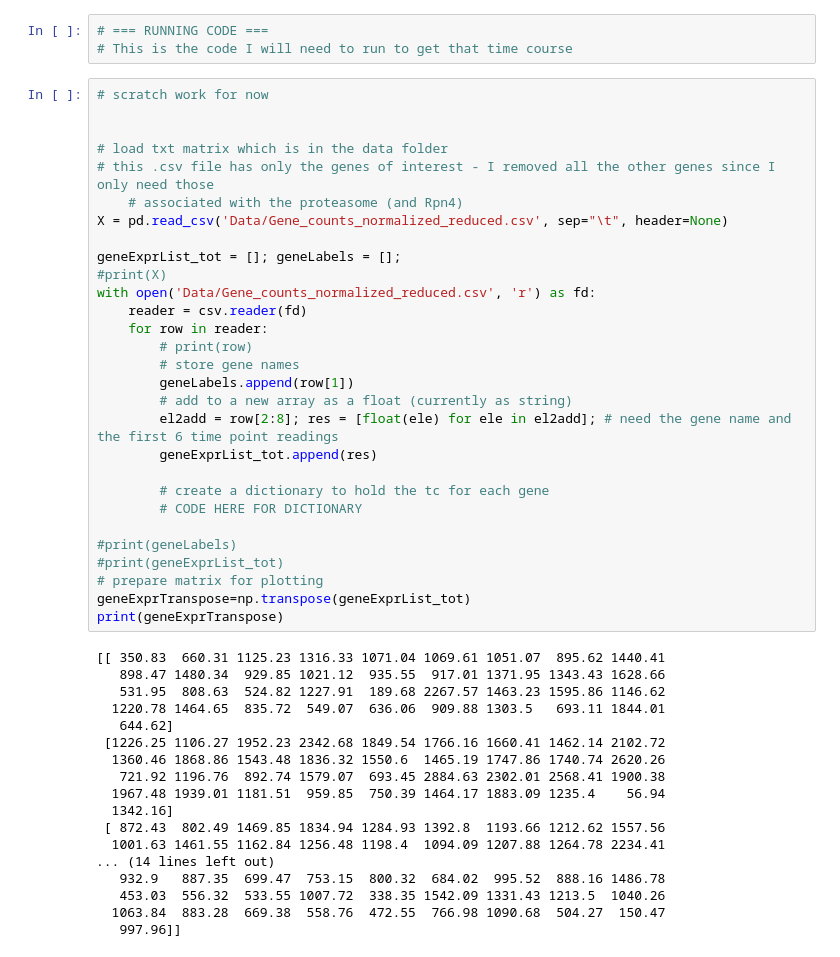
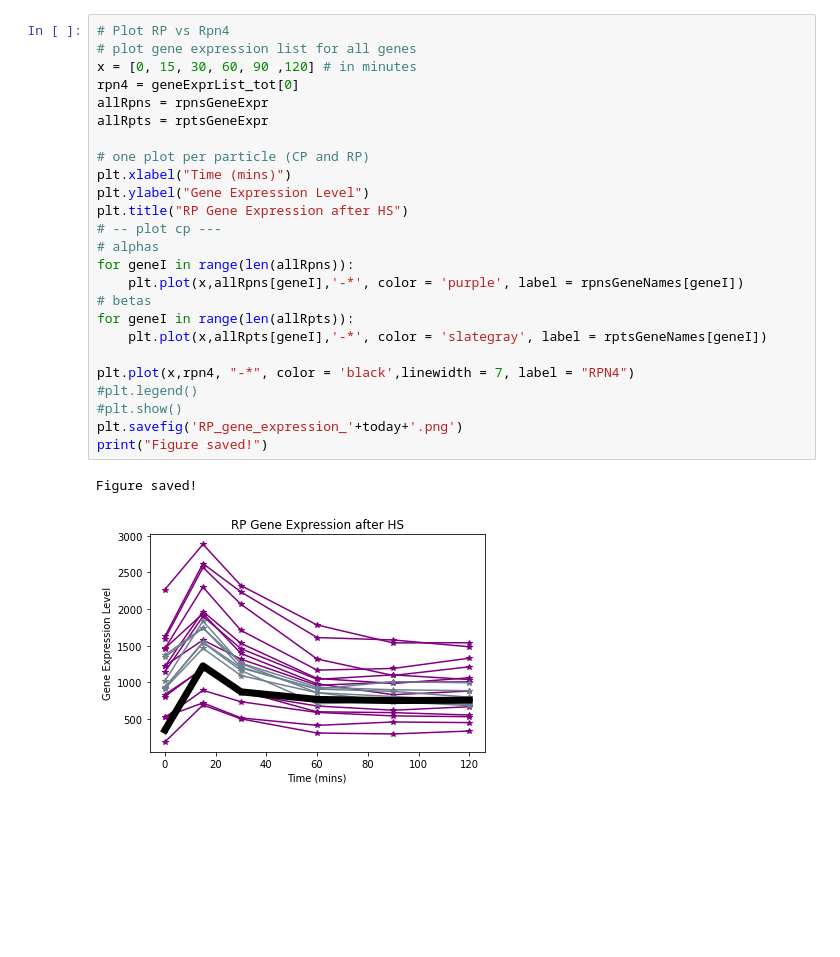
Before and after one commit to llagunes-324B21/atzi_dynSys, a Jupyter notebook: RNAseq_dynSys_prot_0503.ipynb, the cells around one changed output. Drawn from its saved outputs; the diff is of its cells as text; blank space fills up the shorter version.

```diff
--- a/RNAseq_dynSys_prot_0503.ipynb
+++ b/RNAseq_dynSys_prot_0503.ipynb
@@ -45,50 +140,28 @@ All function ready on  04/30/2024 11:27 AM
 # %%
-# === RUNNING CODE ===
-# This is the code I will need to run to get that time course
+# Plot RP vs Rpn4
+# plot gene expression list for all genes
+x = [0, 15, 30, 60, 90 ,120] # in minutes
+rpn4 = geneExprList_tot[0]
+allRpns = rpnsGeneExpr
+allRpts = rptsGeneExpr
+
+# one plot per particle (CP and RP)
+plt.xlabel("Time (mins)")
+plt.ylabel("Gene Expression Level")
+plt.title("RP Gene Expression after HS")
+# -- plot cp ---
+# alphas
+for geneI in range(len(allRpns)):
+    plt.plot(x,allRpns[geneI],'-*', color = 'purple', label = rpnsGeneNames[geneI])
+# betas
+for geneI in range(len(allRpts)):
+    plt.plot(x,allRpts[geneI],'-*', color = 'slategray', label = rptsGeneNames[geneI])
+
+plt.plot(x,rpn4, "-*", color = 'black',linewidth = 7, label = "RPN4")
+#plt.legend()
+#plt.show()
+plt.savefig('RP_gene_expression_'+today+'.png')
+print("Figure saved!")
+# %% [output]
+Figure saved!
+[figure, added]
-# %%
-# scratch work for now
-
-
-# load txt matrix which is in the data folder
-# this .csv file has only the genes of interest - I removed all the other genes since I only need those
-    # associated with the proteasome (and Rpn4)
-X = pd.read_csv('Data/Gene_counts_normalized_reduced.csv', sep="\t", header=None)
-
-geneExprList_tot = []; geneLabels = [];
-#print(X)
-with open('Data/Gene_counts_normalized_reduced.csv', 'r') as fd:
-    reader = csv.reader(fd)
-    for row in reader:
-        # print(row)
-        # store gene names
-        geneLabels.append(row[1])
-        # add to a new array as a float (currently as string)
-        el2add = row[2:8]; res = [float(ele) for ele in el2add]; # need the gene name and the first 6 time point readings
-        geneExprList_tot.append(res)
-
-        # create a dictionary to hold the tc for each gene
-        # CODE HERE FOR DICTIONARY
-
-#print(geneLabels)
-#print(geneExprList_tot)
-# prepare matrix for plotting
-geneExprTranspose=np.transpose(geneExprList_tot)
-print(geneExprTranspose)
-# %% [output]
-[[ 350.83  660.31 1125.23 1316.33 1071.04 1069.61 1051.07  895.62 1440.41
-   898.47 1480.34  929.85 1021.12  935.55  917.01 1371.95 1343.43 1628.66
-   531.95  808.63  524.82 1227.91  189.68 2267.57 1463.23 1595.86 1146.62
-  1220.78 1464.65  835.72  549.07  636.06  909.88 1303.5   693.11 1844.01
-   644.62]
- [1226.25 1106.27 1952.23 2342.68 1849.54 1766.16 1660.41 1462.14 2102.72
-  1360.46 1868.86 1543.48 1836.32 1550.6  1465.19 1747.86 1740.74 2620.26
-   721.92 1196.76  892.74 1579.07  693.45 2884.63 2302.01 2568.41 1900.38
-  1967.48 1939.01 1181.51  959.85  750.39 1464.17 1883.09 1235.4    56.94
-  1342.16]
- [ 872.43  802.49 1469.85 1834.94 1284.93 1392.8  1193.66 1212.62 1557.56
-  1001.63 1461.55 1162.84 1256.48 1198.4  1094.09 1207.88 1264.78 2234.41
-... (14 lines left out)
-   932.9   887.35  699.47  753.15  800.32  684.02  995.52  888.16 1486.78
-   453.03  556.32  533.55 1007.72  338.35 1542.09 1331.43 1213.5  1040.26
-  1063.84  883.28  669.38  558.76  472.55  766.98 1090.68  504.27  150.47
-   997.96]]
```
Also changed, not shown: parts of 6 cells of this notebook.
